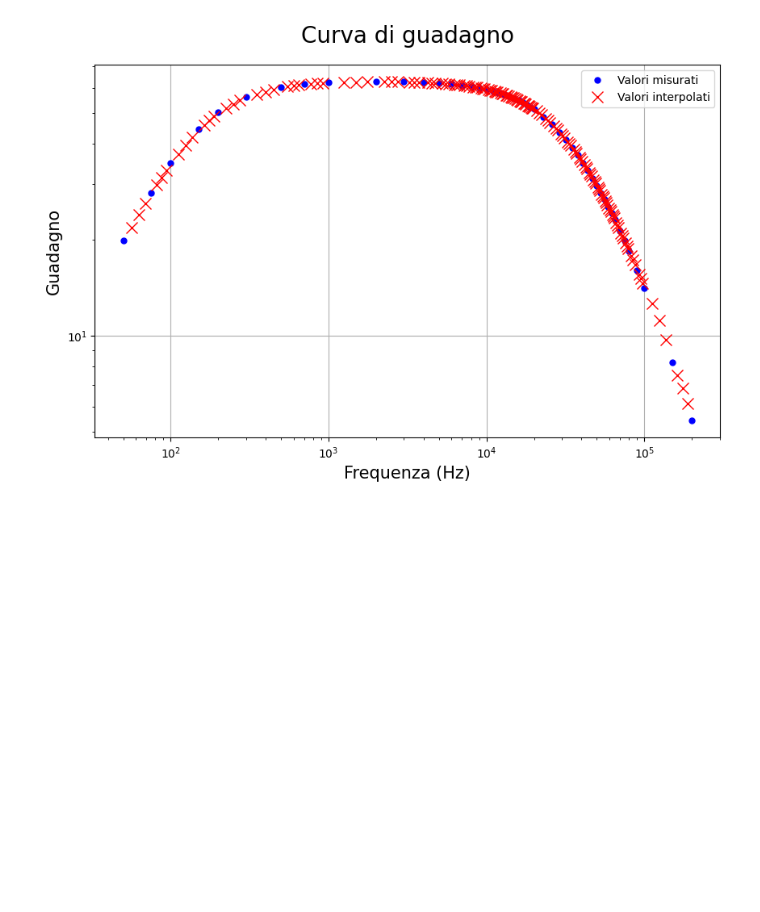
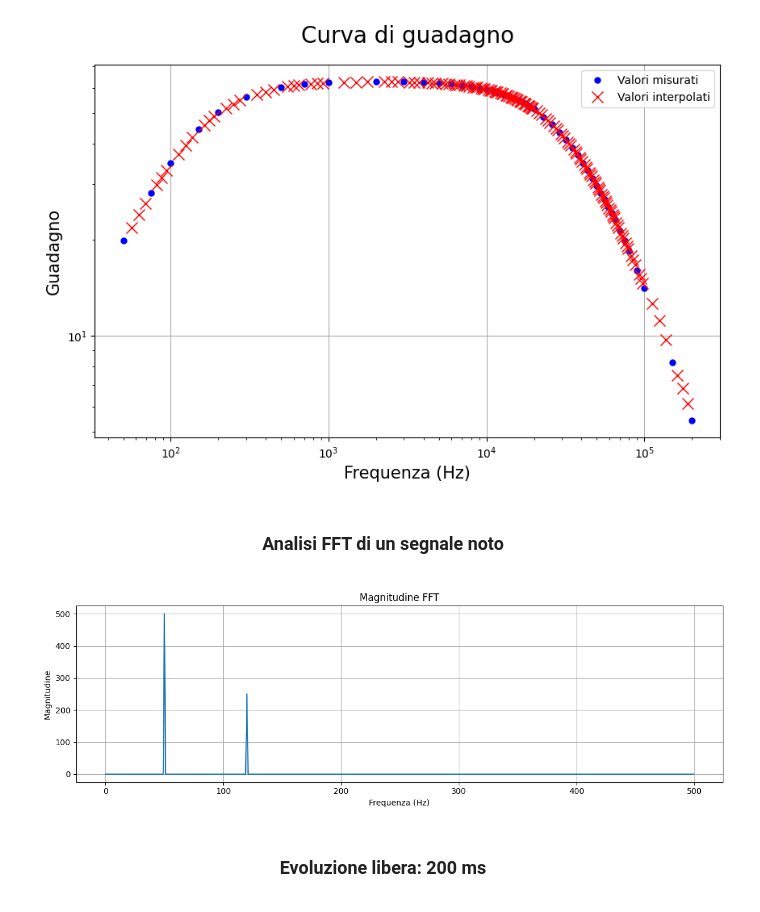
Before and after one commit to Negrini085/LaboPlasmi, a Jupyter notebook: Esperienze/Esperienza 1/esp1.ipynb, the cells around one changed output. Cells and saved outputs as stored; diff of their text form; code cells hidden in the pictures; blank space fills up the shorter version.

Commit message:
Aggiunto metodo per analisi FFT

```diff
--- a/Esperienze/Esperienza 1/esp1.ipynb
+++ b/Esperienze/Esperienza 1/esp1.ipynb
@@ -1042,3 +1042,50 @@ plt.legend(loc = "best")
 plt.show()
 # %% [output]
 [figure]
+# %% [markdown]
+<center>
+
+### Analisi FFT di un segnale noto
+
+<center>
+# %%
+fs = 1000                           # Numero di punti per il campionamento
+t = np.arange(0, 1, 1/fs)           # Intervallo di tempo
+f1 = 50                             # Prima frequenza
+f2 = 120                            # Seconda frequenza
+
+signal = np.sin(2 * np.pi * f1 * t) + 0.5 * np.sin(2 * np.pi * f2 * t)
+
+
+#-------------------------------#
+#    Calcolo della frequenza    #
+#-------------------------------#
+fft_result = np.fft.fft(signal)
+n = len(signal)
+freq = np.fft.fftfreq(n, 1/fs)
+
+
+magnitude = np.abs(fft_result)      # Intensità spettro
+freq = freq[:n//2]
+magnitude = magnitude[:n//2]
+
+fig = plt.figure(figsize=(12, 4))
+
+
+plt.plot(freq, magnitude)
+plt.title('Magnitudine FFT')
+plt.xlabel('Frequenza (Hz)')
+plt.ylabel('Magnitudine')
+plt.grid()
+
+
+plt.tight_layout()
+plt.show()
+# %% [output]
+[figure, added]
+# %% [markdown]
+<center>
+
+### Evoluzione libera: 200 ms
+
+</center>
```
